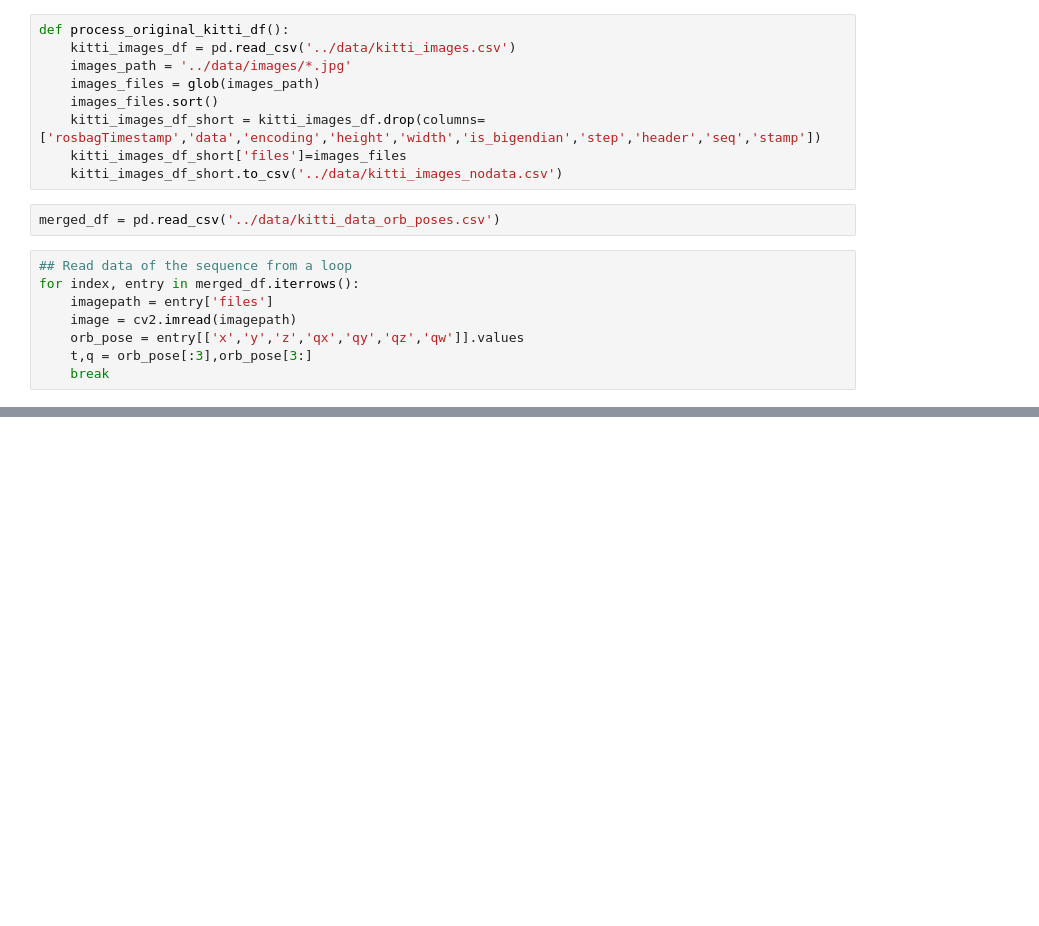
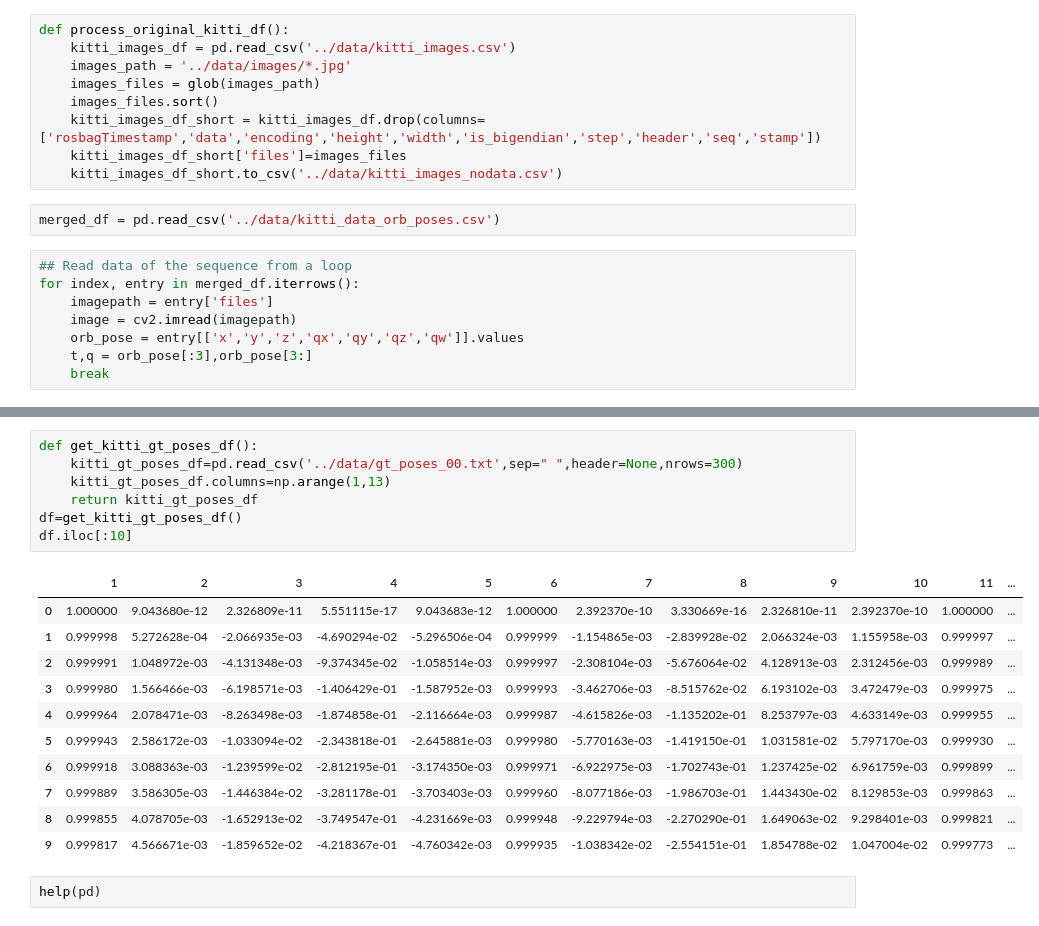
Before and after one commit to Harsharma2308/camTracking_GTSAM, a Jupyter notebook: cam_tracking/src/read_kitti_orb_poses.ipynb, the cells around one changed output, grey strips where cells are left out. Cells and saved outputs as stored; diff of their text form; blank space fills up the shorter version.

```diff
--- a/cam_tracking/src/read_kitti_orb_poses.ipynb
+++ b/cam_tracking/src/read_kitti_orb_poses.ipynb
@@ -39,0 +197,21 @@ t,q,imagepath
+# %%
+def get_kitti_gt_poses_df():
+    kitti_gt_poses_df=pd.read_csv('../data/gt_poses_00.txt',sep=" ",header=None,nrows=300)
+    kitti_gt_poses_df.columns=np.arange(1,13)
+    return kitti_gt_poses_df
+df=get_kitti_gt_poses_df()
+df.iloc[:10]
+# %% [output]
+|  | 1 | 2 | 3 | 4 | 5 | 6 | 7 | 8 | 9 | 10 | 11 | ... |
+| 0 | 1.000000 | 9.043680e-12 | 2.326809e-11 | 5.551115e-17 | 9.043683e-12 | 1.000000 | 2.392370e-10 | 3.330669e-16 | 2.326810e-11 | 2.392370e-10 | 1.000000 | ... |
+| 1 | 0.999998 | 5.272628e-04 | -2.066935e-03 | -4.690294e-02 | -5.296506e-04 | 0.999999 | -1.154865e-03 | -2.839928e-02 | 2.066324e-03 | 1.155958e-03 | 0.999997 | ... |
+| 2 | 0.999991 | 1.048972e-03 | -4.131348e-03 | -9.374345e-02 | -1.058514e-03 | 0.999997 | -2.308104e-03 | -5.676064e-02 | 4.128913e-03 | 2.312456e-03 | 0.999989 | ... |
+| 3 | 0.999980 | 1.566466e-03 | -6.198571e-03 | -1.406429e-01 | -1.587952e-03 | 0.999993 | -3.462706e-03 | -8.515762e-02 | 6.193102e-03 | 3.472479e-03 | 0.999975 | ... |
+| 4 | 0.999964 | 2.078471e-03 | -8.263498e-03 | -1.874858e-01 | -2.116664e-03 | 0.999987 | -4.615826e-03 | -1.135202e-01 | 8.253797e-03 | 4.633149e-03 | 0.999955 | ... |
+| 5 | 0.999943 | 2.586172e-03 | -1.033094e-02 | -2.343818e-01 | -2.645881e-03 | 0.999980 | -5.770163e-03 | -1.419150e-01 | 1.031581e-02 | 5.797170e-03 | 0.999930 | ... |
+| 6 | 0.999918 | 3.088363e-03 | -1.239599e-02 | -2.812195e-01 | -3.174350e-03 | 0.999971 | -6.922975e-03 | -1.702743e-01 | 1.237425e-02 | 6.961759e-03 | 0.999899 | ... |
+| 7 | 0.999889 | 3.586305e-03 | -1.446384e-02 | -3.281178e-01 | -3.703403e-03 | 0.999960 | -8.077186e-03 | -1.986703e-01 | 1.443430e-02 | 8.129853e-03 | 0.999863 | ... |
+| 8 | 0.999855 | 4.078705e-03 | -1.652913e-02 | -3.749547e-01 | -4.231669e-03 | 0.999948 | -9.229794e-03 | -2.270290e-01 | 1.649063e-02 | 9.298401e-03 | 0.999821 | ... |
+| 9 | 0.999817 | 4.566671e-03 | -1.859652e-02 | -4.218367e-01 | -4.760342e-03 | 0.999935 | -1.038342e-02 | -2.554151e-01 | 1.854788e-02 | 1.047004e-02 | 0.999773 | ... |
+# %%
+help(pd)
```
Also changed, not shown: parts of 10 cells of this notebook, 15 other files.
